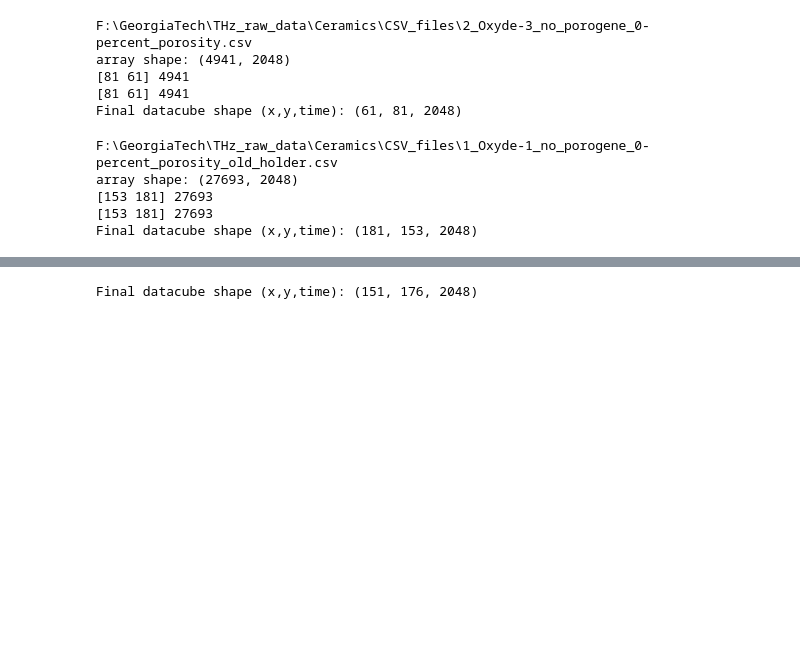
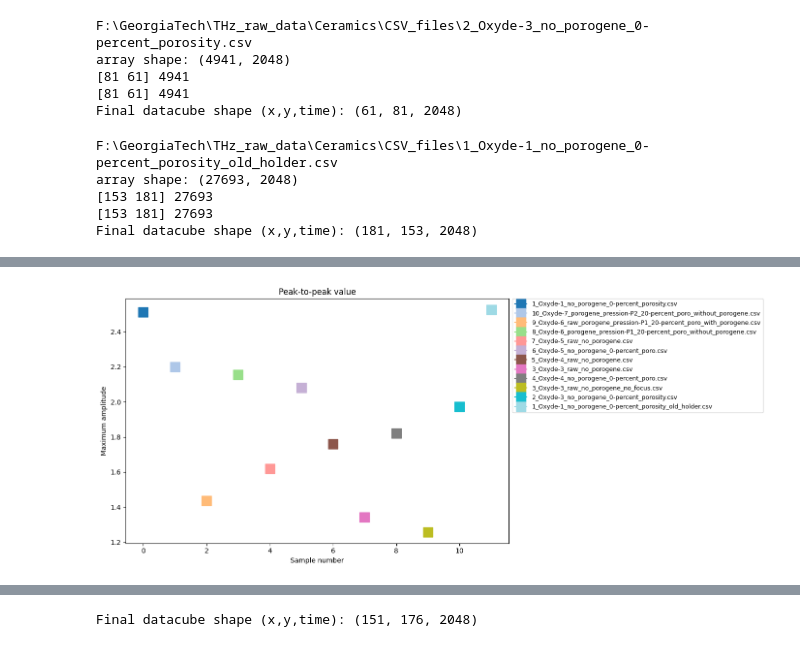
Before and after one commit to Hcherid/Ceramic_processing, a Jupyter notebook: Temporal_signals_analysis.ipynb, the cells around one changed output, grey strips where cells are left out. Cells and saved outputs as stored; diff of their text form; code cells hidden in the pictures; blank space fills up the shorter version.

```diff
--- a/Temporal_signals_analysis.ipynb
+++ b/Temporal_signals_analysis.ipynb
@@ -288,0 +332,48 @@ plt.show()
+# %%
+import numpy as np
+import matplotlib.pyplot as plt
+import matplotlib.cm as cm
+
+n_samples = ROI_arr.shape[0]
+T = ROI_arr.shape[-1]
+colors = cm.get_cmap('tab20', n_samples)
+
+
+plt.figure(figsize=(14, 6))
+
+for i in range(n_samples): #[-2,-3,-4]:
+    color = colors(np.abs(i))
+    label = file_list[i].split("\\")[-1]
+
+    max_mean = np.mean(np.max(ROI_arr[i], axis=2))
+    min_mean = np.mean(np.min(ROI_arr[i], axis=2))
+
+
+    plt.plot(i, max_mean - min_mean, marker='s', markersize=15, color=color, label=label)
+    # plt.fill_between(t,
+    #                  sig - std_signal,
+    #                  sig + std_signal,
+    #                  color=color, alpha=0.25)
+
+# Global mean across all aligned sample means
+# global_mean = aligned_signals.mean(axis=0)
+# plt.plot(t, global_mean, color='black', linewidth=2,
+#          linestyle='--', label='Global mean (aligned)')
+
+# plt.axvline(ref_peak, color='grey', linestyle=':', linewidth=1.2,
+#             label=f'Ref peak (t={ref_peak})')
+
+plt.title("Peak-to-peak value")
+plt.xlabel("Sample number")
+plt.ylabel("Maximum amplitude")
+plt.legend(fontsize=9, bbox_to_anchor=(1.01, 1), loc='upper left', borderaxespad=0)
+plt.tight_layout()
+plt.show()
+# ── 4. Sanity-check: print shift applied to each sample ─────────────────────
+# print(f"Reference peak index : {ref_peak}")
+# for i in range(n_samples):
+#     label = file_list[i].split("\\")[-1]
+#     shift = ref_peak - peak_indices[i]
+#     print(f"  {label:40s}  peak @ {peak_indices[i]:4d}  →  shift {shift:+d}")
+# %% [output]
+[figure, added]
```
Also changed, not shown: parts of 5 cells of this notebook.
